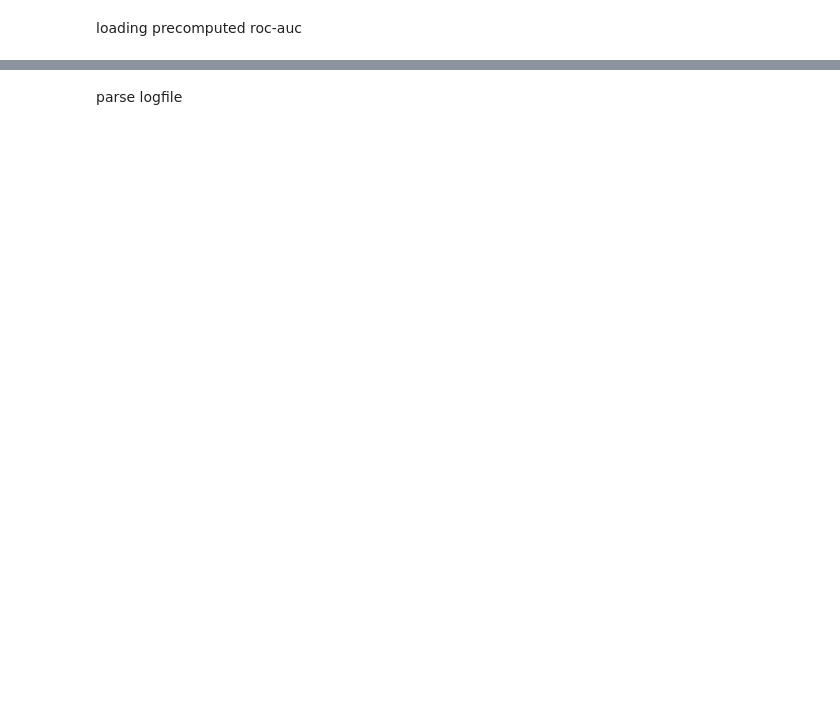
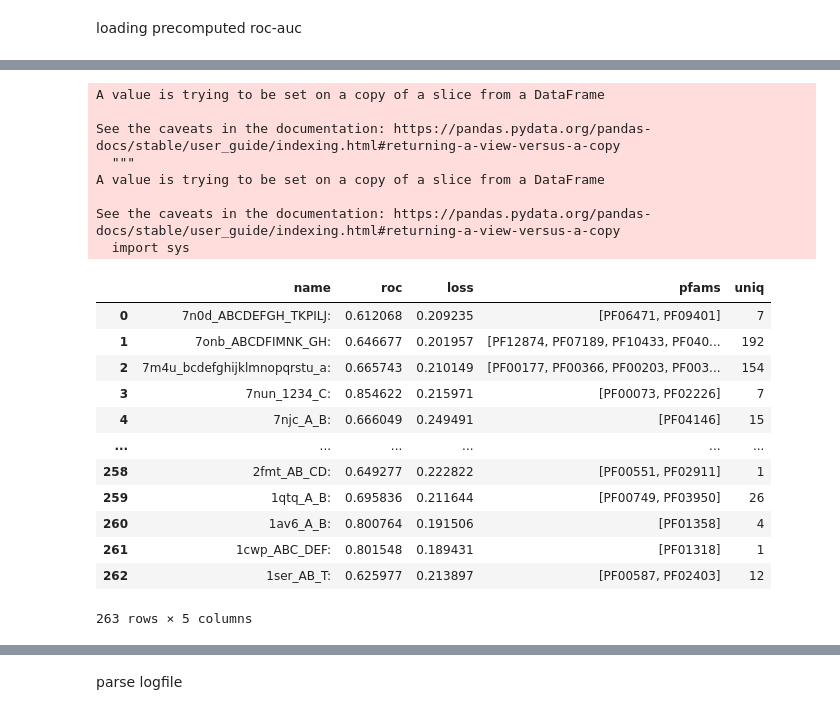
Before and after one commit to geraseva/masif_npi, a Jupyter notebook: Inference_analysis.ipynb, the cells around one changed output, grey strips where cells are left out. Drawn from its saved outputs; the diff is of its cells as text; code cells hidden in the pictures; blank space fills up the shorter version.

```diff
--- a/Inference_analysis.ipynb
+++ b/Inference_analysis.ipynb
@@ -5,0 +15,47 @@ loading precomputed roc-auc
+# %%
+import json
+import collections
+
+
+with open('lists/rnaprot_polymer_info.json', 'r') as f:
+    polymer_info=json.load(f)
+
+pfam_info = collections.defaultdict(list)
+
+for n in polymer_info:
+    for k in polymer_info[n]:
+        pfam_info[k].append(n)
+
+pfam_list=list(pfam_info.keys())
+pfam_len={x: len(list(set(pfam_info[x]))) for x in pfam_info.keys()}
+# %%
+inf_data['pfams']=np.full(inf_data.shape[0], None)
+inf_data['uniq']=np.full(inf_data.shape[0], max(pfam_len.values()))
+
+for i in inf_data.index:
+    inf_data.pfams[i]=polymer_info.get(inf_data.iloc[i]['name'][:4])
+    if len(inf_data.pfams[i])>0:
+        inf_data.uniq[i]=max([pfam_len[x] for x in inf_data.pfams[i]])
+inf_data
+# %% [output]
+A value is trying to be set on a copy of a slice from a DataFrame
+
+See the caveats in the documentation: https://pandas.pydata.org/pandas-docs/stable/user_guide/indexing.html#returning-a-view-versus-a-copy
+  """
+A value is trying to be set on a copy of a slice from a DataFrame
+
+See the caveats in the documentation: https://pandas.pydata.org/pandas-docs/stable/user_guide/indexing.html#returning-a-view-versus-a-copy
+  import sys
+|  | name | roc | loss | pfams | uniq |
+| 0 | 7n0d_ABCDEFGH_TKPILJ: | 0.612068 | 0.209235 | [PF06471, PF09401] | 7 |
+| 1 | 7onb_ABCDFIMNK_GH: | 0.646677 | 0.201957 | [PF12874, PF07189, PF10433, PF040... | 192 |
+| 2 | 7m4u_bcdefghijklmnopqrstu_a: | 0.665743 | 0.210149 | [PF00177, PF00366, PF00203, PF003... | 154 |
+| 3 | 7nun_1234_C: | 0.854622 | 0.215971 | [PF00073, PF02226] | 7 |
+| 4 | 7njc_A_B: | 0.666049 | 0.249491 | [PF04146] | 15 |
+| ... | ... | ... | ... | ... | ... |
+| 258 | 2fmt_AB_CD: | 0.649277 | 0.222822 | [PF00551, PF02911] | 1 |
+| 259 | 1qtq_A_B: | 0.695836 | 0.211644 | [PF00749, PF03950] | 26 |
+| 260 | 1av6_A_B: | 0.800764 | 0.191506 | [PF01358] | 4 |
+| 261 | 1cwp_ABC_DEF: | 0.801548 | 0.189431 | [PF01318] | 1 |
+| 262 | 1ser_AB_T: | 0.625977 | 0.213897 | [PF00587, PF02403] | 12 |
+263 rows × 5 columns
```
Also changed, not shown: parts of 15 cells of this notebook, 1 other file.
